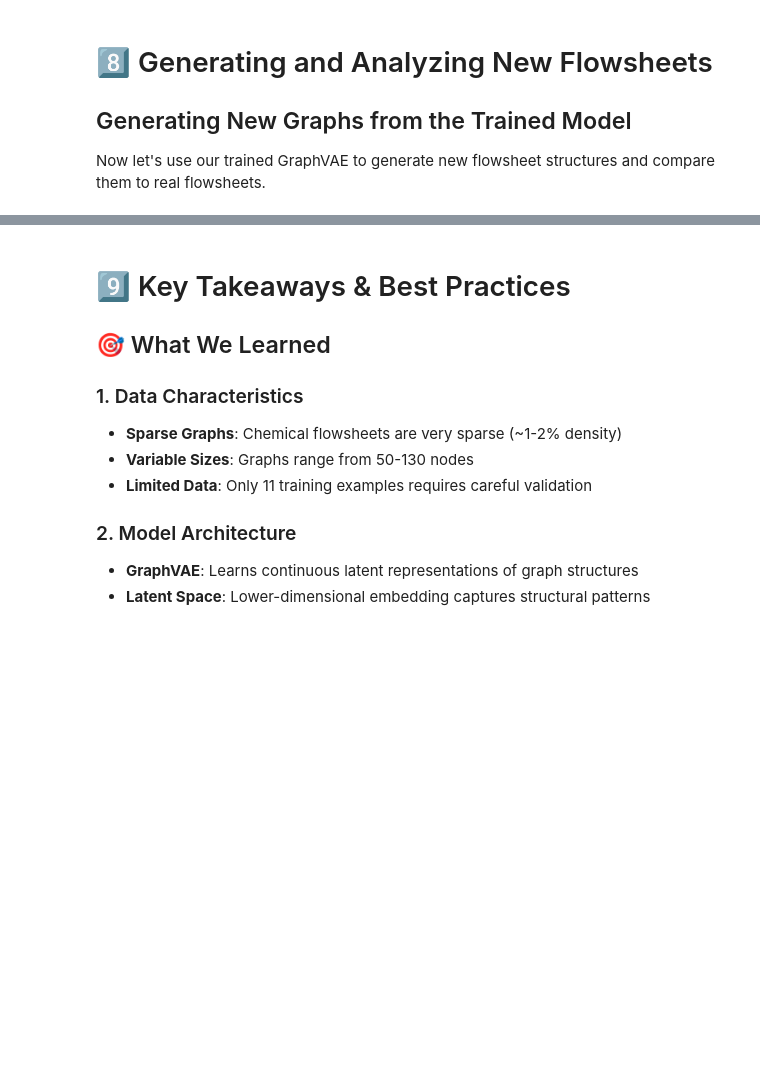
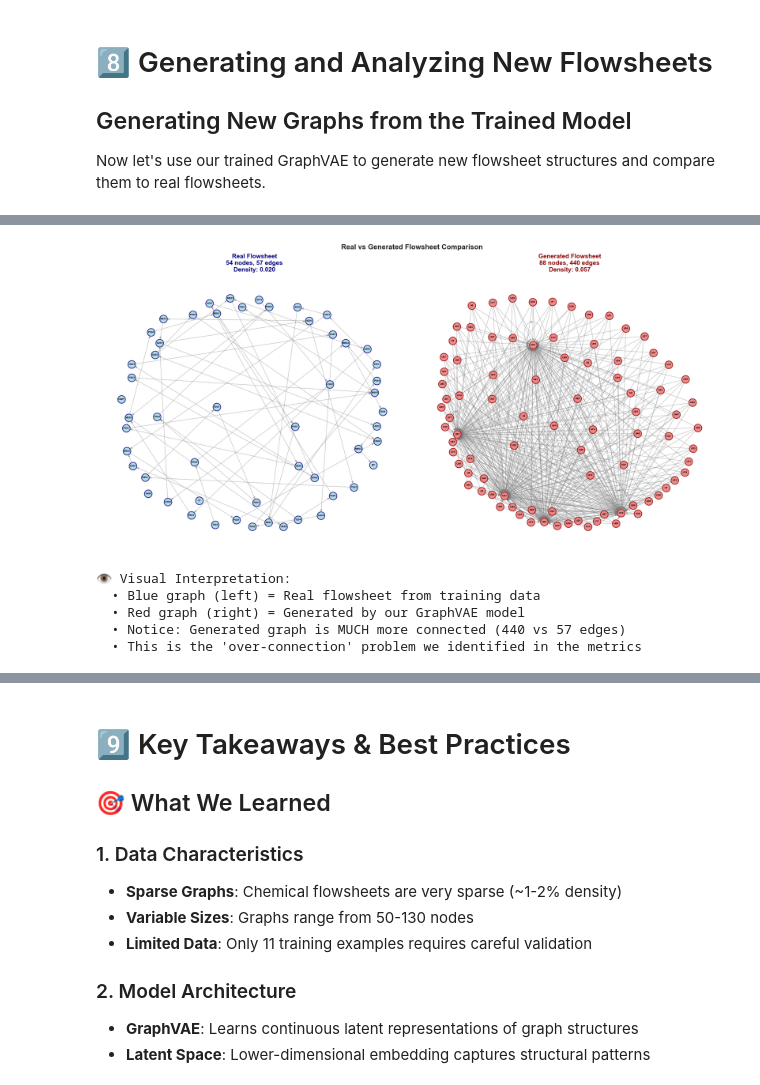
Before and after one commit to sustainability-software-lab/SFF, a Jupyter notebook: graph_generation_deep_dive.ipynb, the cells around one changed output, grey strips where cells are left out. Drawn from its saved outputs; the diff is of its cells as text; code cells hidden in the pictures; blank space fills up the shorter version.

```diff
--- a/graph_generation_deep_dive.ipynb
+++ b/graph_generation_deep_dive.ipynb
@@ -491,9 +674,9 @@ for fold, (train_idx, val_idx) in enumerate(kfold.split(list(range(len(dataset))
 
     # Initialize fresh model for this fold
     fold_model = GraphVAE(
-        node_features=node_features,
-        edge_features=edge_features,
-        hidden_dim=64,
+        num_node_features=num_node_features,
+        num_edge_features=num_edge_features,
+        hidden_channels=64,
         latent_dim=16,
         max_num_nodes=130
     )
@@ -687,9 +1023,9 @@ print(f"Using model from Fold {best_fold_idx + 1} (best validation loss)\n")
 
 # For generation, retrain the best configuration on all data
 final_model = GraphVAE(
-    node_features=node_features,
-    edge_features=edge_features,
-    hidden_dim=64,
+    num_node_features=num_node_features,
+    num_edge_features=num_edge_features,
+    hidden_channels=64,
     latent_dim=16,
     max_num_nodes=130
 )
@@ -814,0 +1295,44 @@ print("✅ Generated flowsheets show similar structural properties to real flows
+# %%
+# Side-by-side visualization
+fig, axes = plt.subplots(1, 2, figsize=(20, 10))
+
+# Real flowsheet
+ax1 = axes[0]
+pos_real = nx.spring_layout(G_real, k=1.5, iterations=50, seed=42)
+nx.draw_networkx_nodes(G_real, pos_real, node_color='lightblue',
+                       node_size=300, alpha=0.9, ax=ax1, edgecolors='navy', linewidths=1.5)
+nx.draw_networkx_edges(G_real, pos_real, edge_color='gray',
+                       arrows=True, arrowsize=10, width=1, alpha=0.5, ax=ax1)
+nx.draw_networkx_labels(G_real, pos_real, font_size=6, font_weight='bold', ax=ax1)
+ax1.set_title(f'Real Flowsheet\n{len(G_real.nodes())} nodes, {len(G_real.edges())} edges\nDensity: {nx.density(G_real):.3f}',
+              fontsize=14, fontweight='bold', color='navy')
+ax1.axis('off')
+
+# Generated flowsheet
+ax2 = axes[1]
+pos_gen = nx.spring_layout(G_gen, k=1.5, iterations=50, seed=42)
+nx.draw_networkx_nodes(G_gen, pos_gen, node_color='lightcoral',
+                       node_size=300, alpha=0.9, ax=ax2, edgecolors='darkred', linewidths=1.5)
+nx.draw_networkx_edges(G_gen, pos_gen, edge_color='gray',
+                       arrows=True, arrowsize=10, width=1, alpha=0.5, ax=ax2)
+nx.draw_networkx_labels(G_gen, pos_gen, font_size=6, font_weight='bold', ax=ax2)
+ax2.set_title(f'Generated Flowsheet\n{len(G_gen.nodes())} nodes, {len(G_gen.edges())} edges\nDensity: {nx.density(G_gen):.3f}',
+              fontsize=14, fontweight='bold', color='darkred')
+ax2.axis('off')
+
+plt.suptitle('Real vs Generated Flowsheet Comparison', fontsize=16, fontweight='bold', y=0.98)
+plt.tight_layout()
+plt.show()
+
+print("👁️ Visual Interpretation:")
+print("  • Blue graph (left) = Real flowsheet from training data")
+print("  • Red graph (right) = Generated by our GraphVAE model")
+print(f"  • Notice: Generated graph is MUCH more connected ({len(G_gen.edges())} vs {len(G_real.edges())} edges)")
+print("  • This is the 'over-connection' problem we identified in the metrics")
+# %% [output]
+[figure, added]
+👁️ Visual Interpretation:
+  • Blue graph (left) = Real flowsheet from training data
+  • Red graph (right) = Generated by our GraphVAE model
+  • Notice: Generated graph is MUCH more connected (440 vs 57 edges)
+  • This is the 'over-connection' problem we identified in the metrics
```
Also changed, not shown: parts of 51 cells of this notebook, 15 other files.
